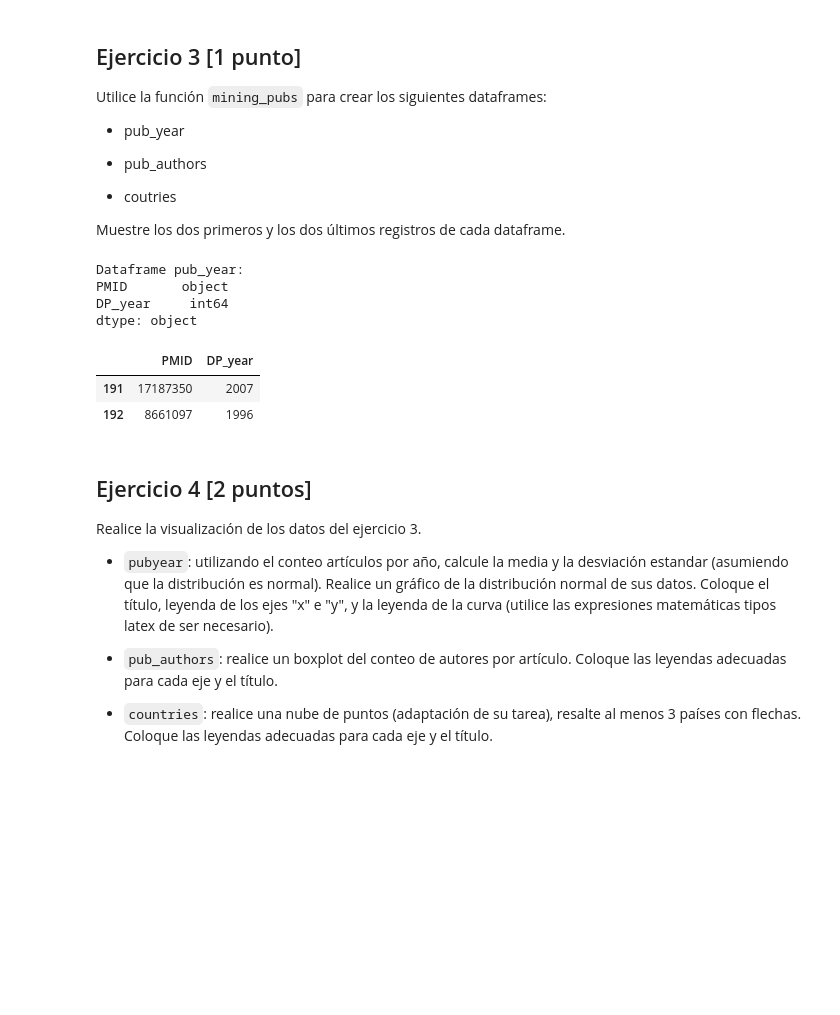
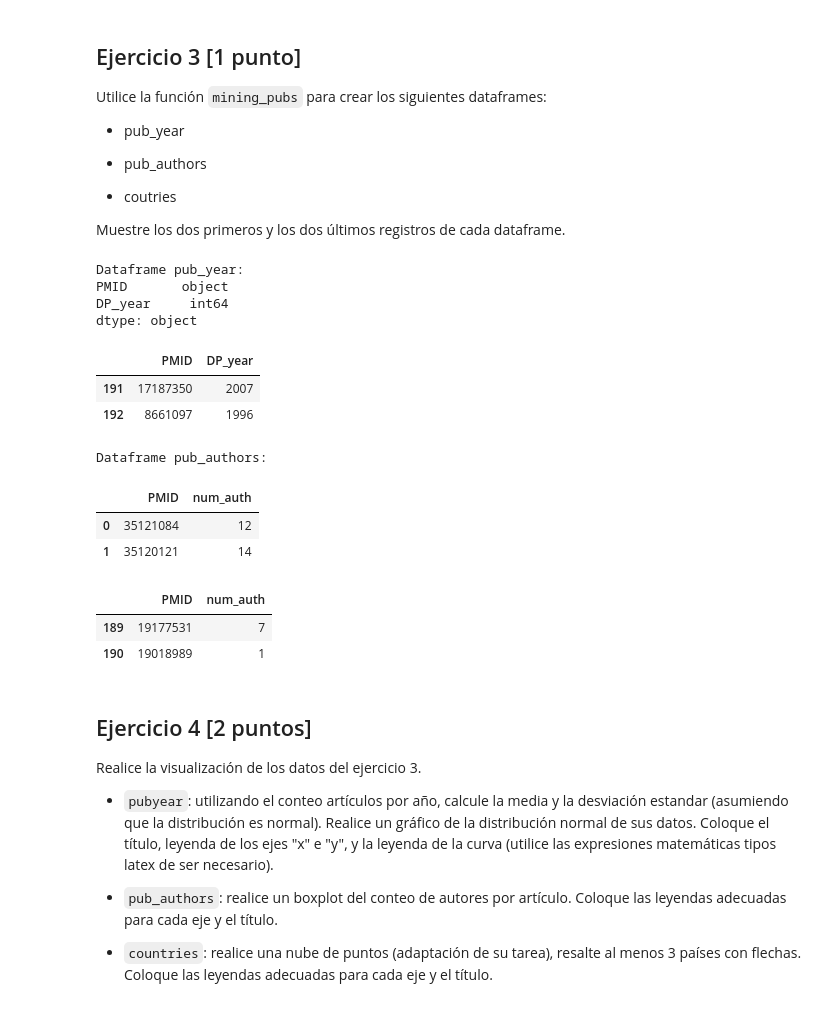
Before and after one commit to Orleans12/GBI6_ExamenPython, a Jupyter notebook: data/2021II_GBI6_ExamenParcialPython.ipynb, the cells around one changed output. Saved outputs shown, nothing was run; the diff lists cells and outputs as text; code cells hidden in the pictures; blank space fills up the shorter version.

Commit message:
Vicente Quezada ha hecho el dataframe frame_pub_authors en el ejercicio 3

```diff
--- a/data/2021II_GBI6_ExamenParcialPython.ipynb
+++ b/data/2021II_GBI6_ExamenParcialPython.ipynb
@@ -173,17 +173,29 @@ Muestre los dos primeros y los dos últimos registros de cada dataframe.
 # %%
 # Escriba aquí su código para el ejercicio 3
 print("Dataframe pub_year:")
 frame_pub_year = msc.mining_pubs("DP")
 print(frame_pub_year.dtypes)
 display(frame_pub_year.tail(2))
+
+print("Dataframe pub_authors:")
+frame_pub_authors = msc.mining_pubs("AU")
+display(frame_pub_authors.head(2))
+display(frame_pub_authors.tail(2))
 # %% [output]
 Dataframe pub_year:
 PMID       object
 DP_year     int64
 dtype: object
 |  | PMID | DP_year |
 | 191 | 17187350 | 2007 |
 | 192 | 8661097 | 1996 |
+Dataframe pub_authors:
+|  | PMID | num_auth |
+| 0 | 35121084 | 12 |
+| 1 | 35120121 | 14 |
+|  | PMID | num_auth |
+| 189 | 19177531 | 7 |
+| 190 | 19018989 | 1 |
 # %% [markdown]
 ## Ejercicio 4 [2 puntos]
 
```
